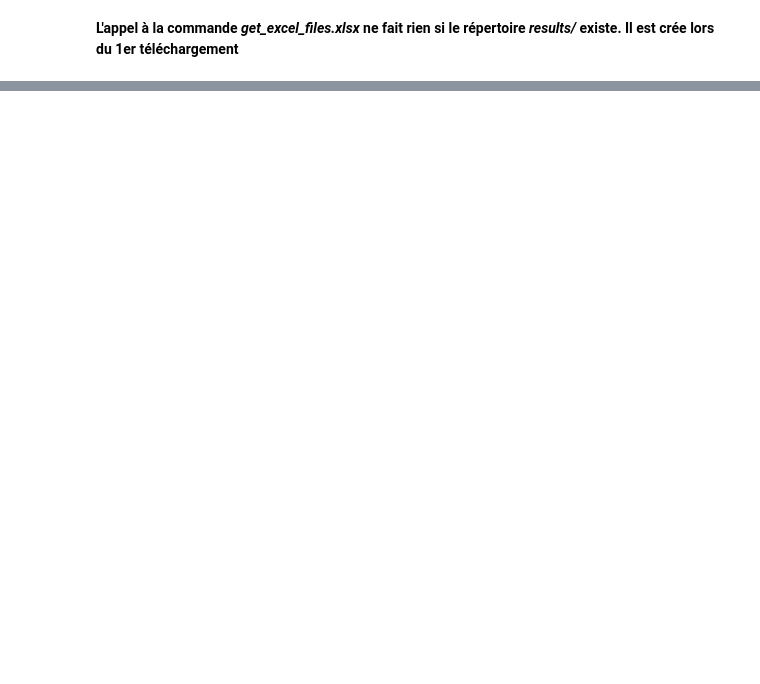
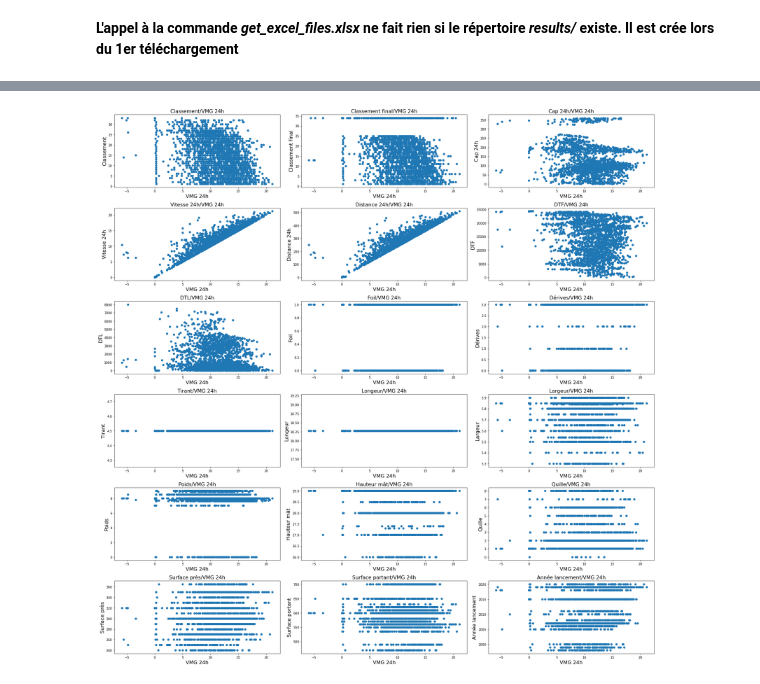
Before and after one commit to Kit-Data-Science-Telecom-2021-2022/lgp, a Jupyter notebook: Projet_final/projet-final-lgp.ipynb, the cells around one changed output, grey strips where cells are left out. Cells and saved outputs as stored; diff of their text form; code cells hidden in the pictures; blank space fills up the shorter version.

```diff
--- a/Projet_final/projet-final-lgp.ipynb
+++ b/Projet_final/projet-final-lgp.ipynb
@@ -394,0 +662,4 @@ Cleaning dataframe done
+# %%
+show_graphs(num_df, "VMG 24h")
+# %% [output]
+[figure, added]
```
Also changed, not shown: parts of 48 cells of this notebook.
